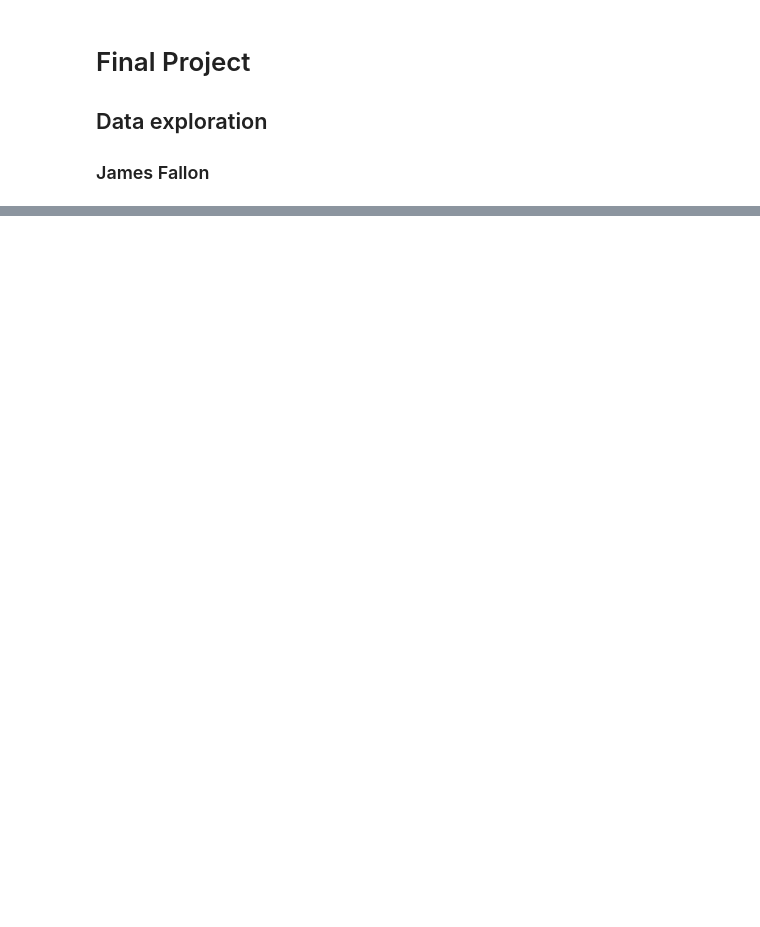
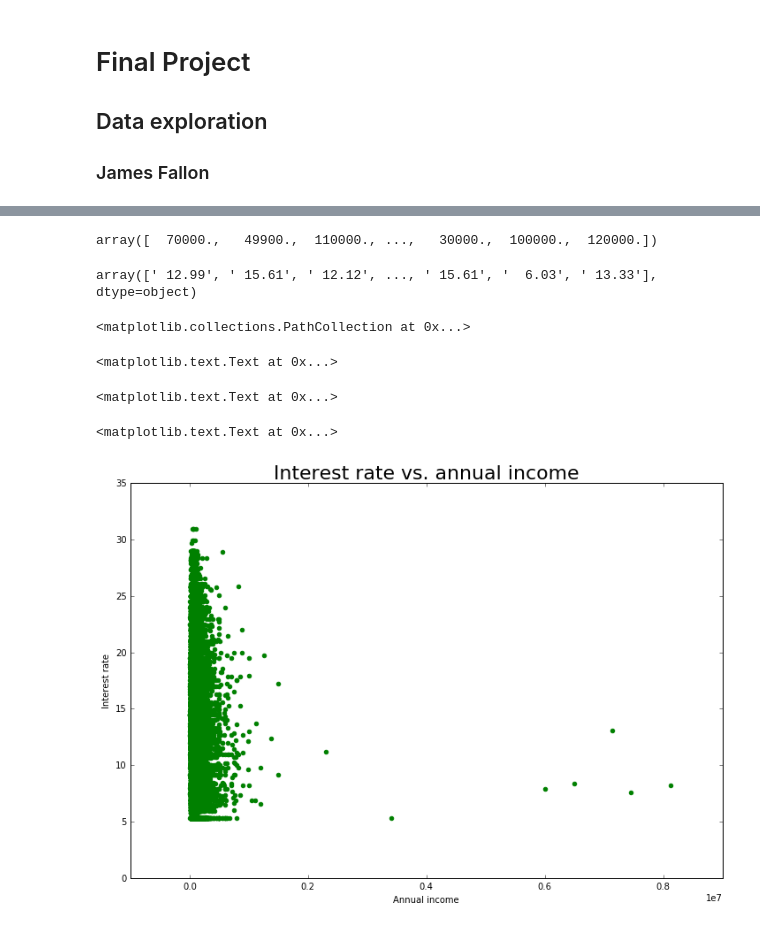
Before and after one commit to TheFaulters/Milestone-3, a Jupyter notebook: Final_project_Fallon.ipynb, the cells around one changed output, grey strips where cells are left out. Cells and saved outputs as stored; diff of their text form; code cells hidden in the pictures; blank space fills up the shorter version.

```diff
--- a/Final_project_Fallon.ipynb
+++ b/Final_project_Fallon.ipynb
@@ -115,0 +199,6 @@ array([     0,      1,      2, ..., 996359, 996360, 996361])
+# %%
+xarr = count_graph.loc[:, ['annual_inc', 'int_rate']]
+xarr['int_rate'] = xarr['int_rate'].apply(lambda x: str(x)[:-1])
+xarr.head(n=20)
+xarr.dropna(inplace = True)
+xarr.sort(columns = 'int_rate')
@@ -115,0 +241,21 @@ array([     0,      1,      2, ..., 996359, 996360, 996361])
+# %%
+fig, ax = plt.subplots(figsize = (12,8))
+x = np.asarray(xarr['annual_inc'])
+y = np.asarray(xarr['int_rate'])
+
+x
+y
+
+ax.scatter(xarr['annual_inc'],xarr['int_rate'], color = 'g')
+ax.set_title('Interest rate vs. annual income', fontsize = 22)
+ax.set_xlabel('Annual income')
+ax.set_ylabel('Interest rate')
+plt.savefig('int_ann.png')
+# %% [output]
+array([  70000.,   49900.,  110000., ...,   30000.,  100000.,  120000.])
+array([' 12.99', ' 15.61', ' 12.12', ..., ' 15.61', '  6.03', ' 13.33'], dtype=object)
+<matplotlib.collections.PathCollection at 0x...>
+<matplotlib.text.Text at 0x...>
+<matplotlib.text.Text at 0x...>
+<matplotlib.text.Text at 0x...>
+[figure, added]
```
Also changed, not shown: parts of 12 cells of this notebook.
